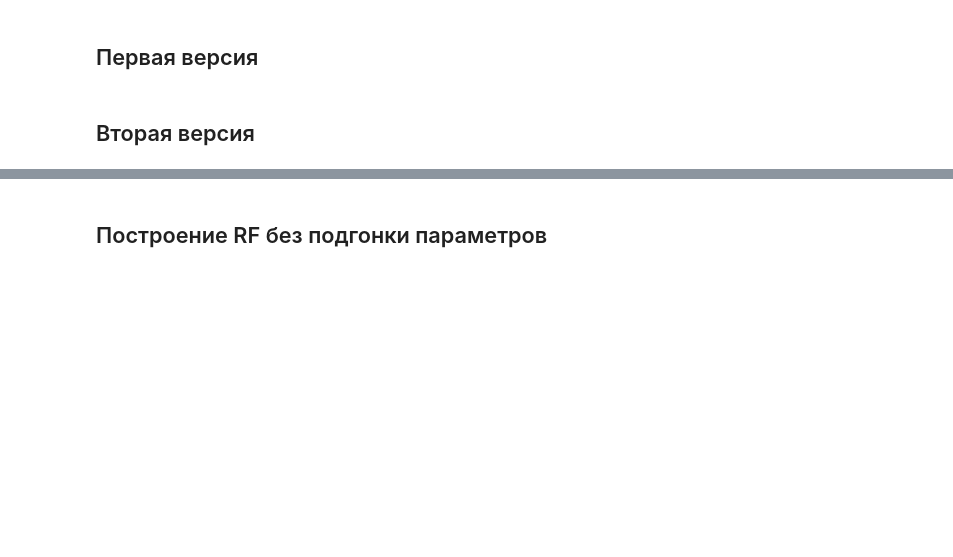
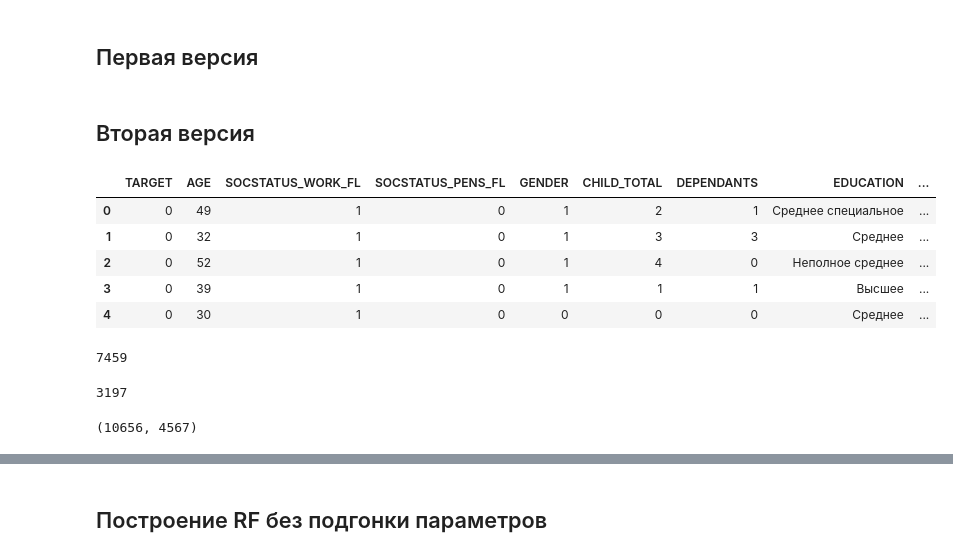
Before and after one commit to BobaZooba/RoadToDataScientist, a Jupyter notebook: contests/OTP_bank/OTP Bank.ipynb, the cells around one changed output, grey strips where cells are left out. Saved outputs shown, nothing was run; the diff lists cells and outputs as text; code cells hidden in the pictures; blank space fills up the shorter version.

```diff
--- a/contests/OTP_bank/OTP Bank.ipynb
+++ b/contests/OTP_bank/OTP Bank.ipynb
@@ -1151,3 +1168,12 @@ def process_data(data):
     return pd.get_dummies(data), data, cats, nums
 # %% [markdown]
 ## Вторая версия
+# %%
+data.head()
+# %% [output]
+|  | TARGET | AGE | SOCSTATUS_WORK_FL | SOCSTATUS_PENS_FL | GENDER | CHILD_TOTAL | DEPENDANTS | EDUCATION | ... |
+| 0 | 0 | 49 | 1 | 0 | 1 | 2 | 1 | Среднее специальное | ... |
+| 1 | 0 | 32 | 1 | 0 | 1 | 3 | 3 | Среднее | ... |
+| 2 | 0 | 52 | 1 | 0 | 1 | 4 | 0 | Неполное среднее | ... |
+| 3 | 0 | 39 | 1 | 0 | 1 | 1 | 1 | Высшее | ... |
+| 4 | 0 | 30 | 1 | 0 | 0 | 0 | 0 | Среднее | ... |
@@ -1153,0 +1188,8 @@ def process_data(data):
+# %%
+len(data)
+# %% [output]
+7459
+# %%
+len(test_data)
+# %% [output]
+3197
@@ -1153,0 +1204,4 @@ def process_data(data):
+# %%
+len(data), len(test_data)
+# %% [output]
+(10656, 4567)
```
Also changed, not shown: parts of 58 cells of this notebook.
